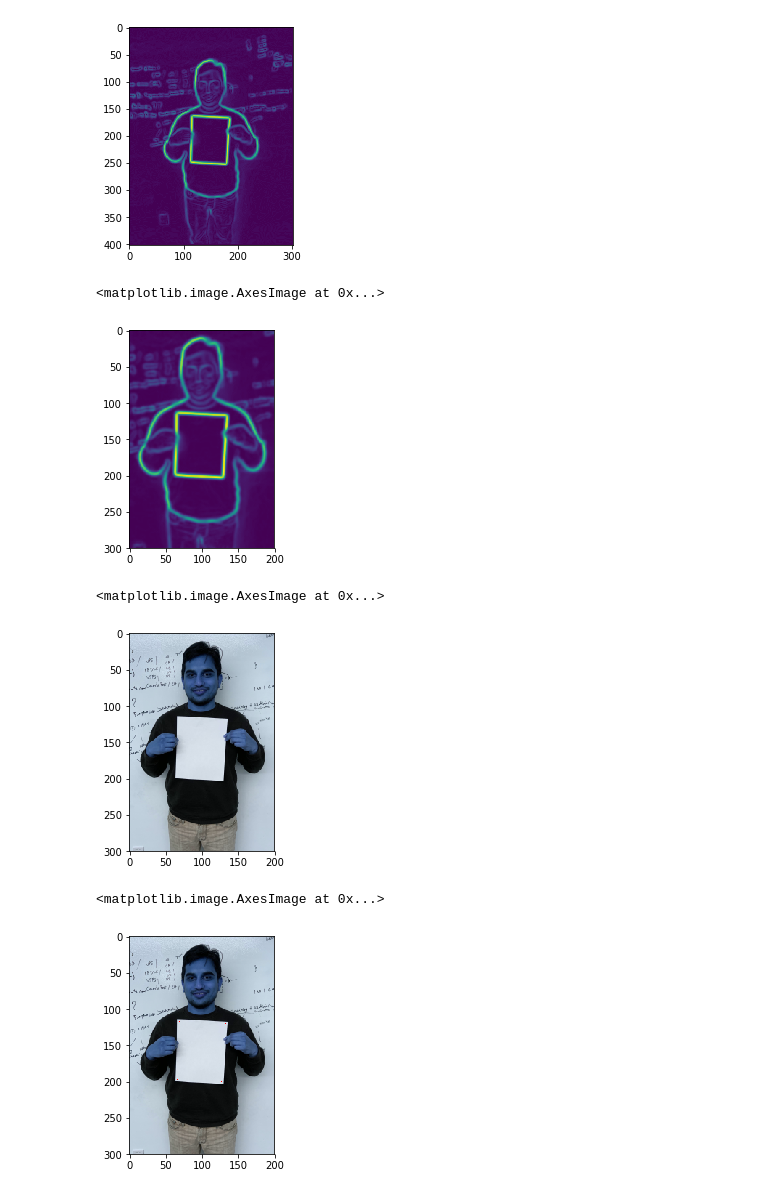
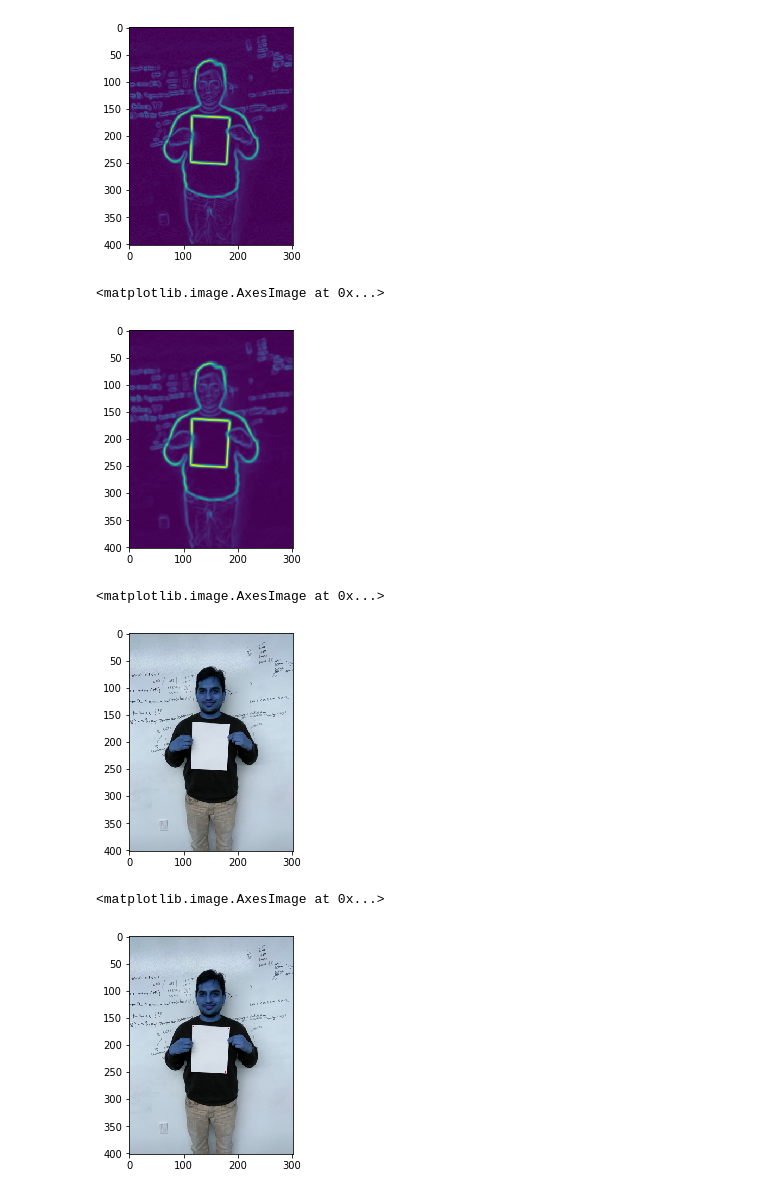
Before and after one commit to ketanio/image-issues, a Jupyter notebook: notebooks/detect_paper.ipynb, the cells around one changed output. Drawn from its saved outputs; the diff is of its cells as text; code cells hidden in the pictures.

```diff
--- a/notebooks/detect_paper.ipynb
+++ b/notebooks/detect_paper.ipynb
@@ -48,34 +48,35 @@ cnts = cv2.findContours(img_roberts, cv2.RETR_EXTERNAL,
                         cv2.CHAIN_APPROX_SIMPLE)
 cnts = imutils.grab_contours(cnts)
 # %%
-c_top, c_bottom = 50, 350
+c_top, c_bottom = 20, 350
 c_left, c_right = 50, 250
 crop = img_roberts[c_top:c_bottom, c_left:c_right]
-#crop = img_roberts[:,:]
+crop = img_roberts[:,:]
 bi = cv2.bilateralFilter(crop, 5, 75, 75)
 plt.imshow(bi)
 # %% [output]
 <matplotlib.image.AxesImage at 0x...>
-[figure, old version]
+[figure, new version]
 # %%
 dst = cv2.cornerHarris(bi, 2, 3, 0.04)
 # %%
 r_img_crop = r_img[c_top:c_bottom, c_left:c_right]
+r_img_crop = r_img[:,:]
 mask = np.zeros_like(r_img_crop)
 
-#--- applying a threshold and turning those pixels above the threshold to black ---
-corners = dst > 0.5*dst.max()
+corners = dst > 0.1*dst.max()
 plt.imshow(r_img_crop)
 # %% [output]
 <matplotlib.image.AxesImage at 0x...>
-[figure, old version]
+[figure, new version]
 # %%
 r_img_copy = deepcopy(r_img[c_top:c_bottom, c_left:c_right,:])
+r_img_copy = deepcopy(r_img[:,:,:])
 r_img_copy[corners] = [255,0,0]
 plt.imshow(r_img_copy)
 # %% [output]
 <matplotlib.image.AxesImage at 0x...>
-[figure, old version]
+[figure, new version]
 # %%
 corners_loc = np.where(corners)
 xy_corners = list(zip(corners_loc[1], corners_loc[0]))
```
Also changed, not shown: parts of 8 cells of this notebook, 1 other file.
